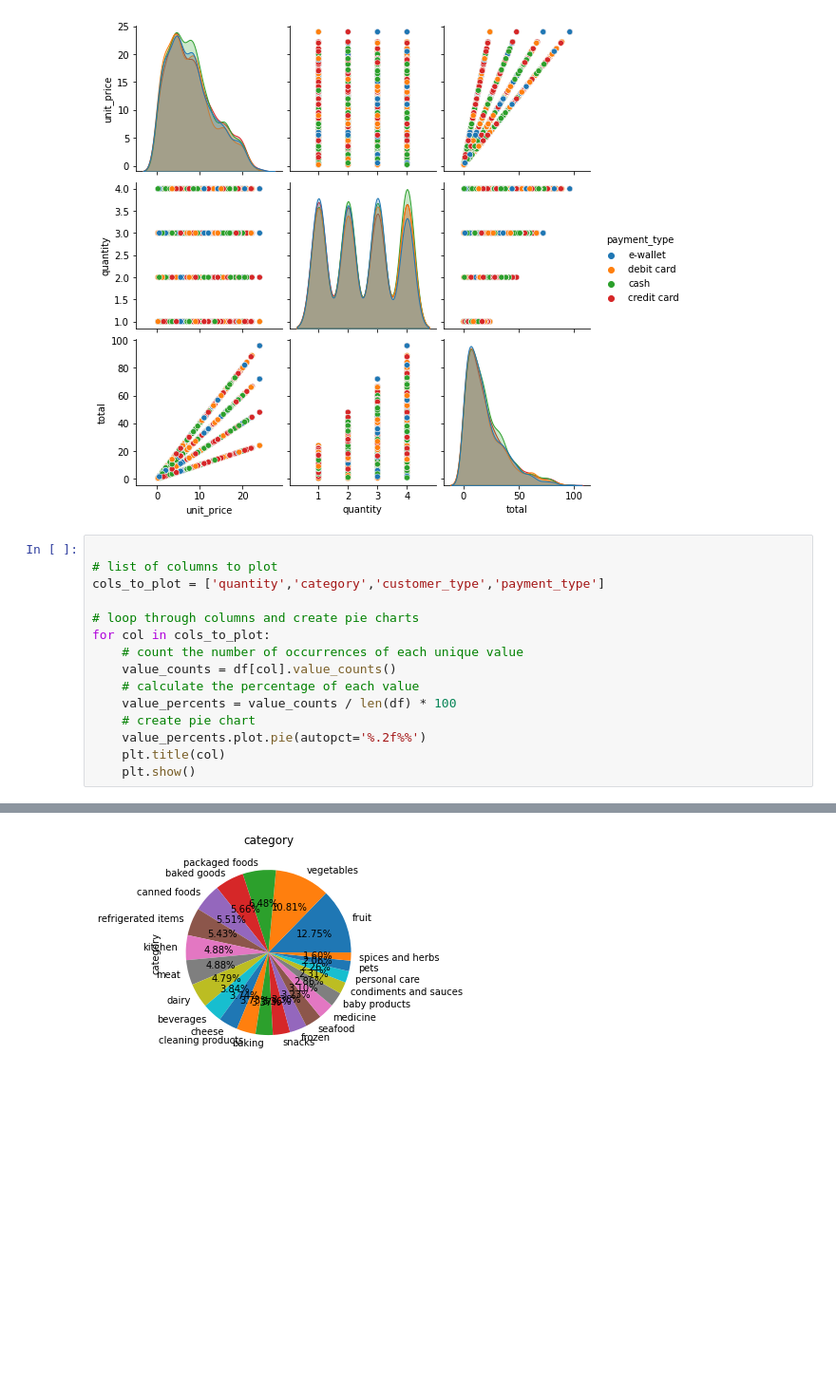
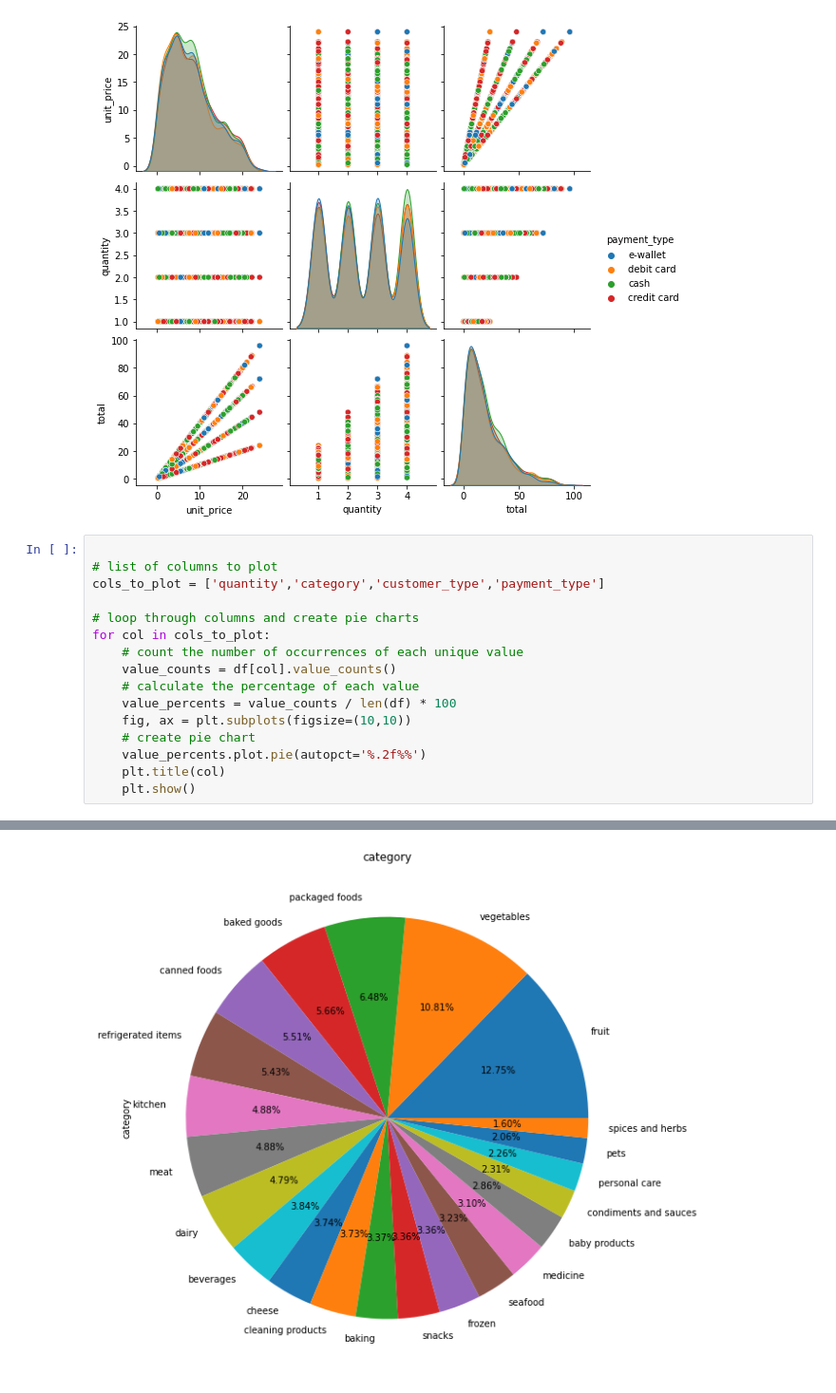
Before and after one commit to Harsh-Yadav-02/Cognizant, a Jupyter notebook: Untitled0.ipynb, the cells around one changed output, grey strips where cells are left out. Shown: that part at 95% size. Saved outputs shown, nothing was run; the diff lists cells and outputs as text; blank space fills up the shorter version.

```diff
--- a/Untitled0.ipynb
+++ b/Untitled0.ipynb
@@ -155,6 +155,7 @@ for col in cols_to_plot:
     value_counts = df[col].value_counts()
     # calculate the percentage of each value
     value_percents = value_counts / len(df) * 100
+    fig, ax = plt.subplots(figsize=(10,10))
     # create pie chart
     value_percents.plot.pie(autopct='%.2f%%')
     plt.title(col)
@@ -164 +165 @@ for col in cols_to_plot:
-[figure, old version]
+[figure, new version]
```
Also changed, not shown: parts of 1 cell of this notebook.
